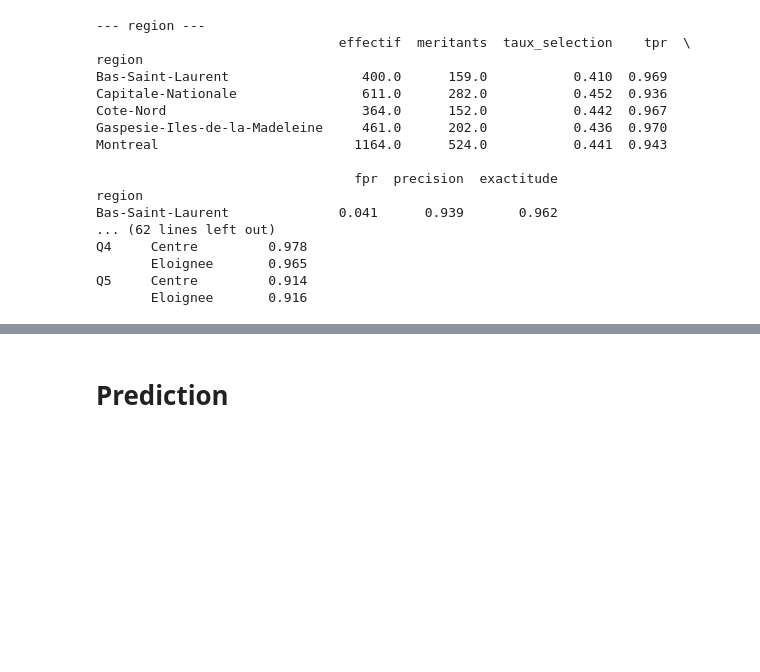
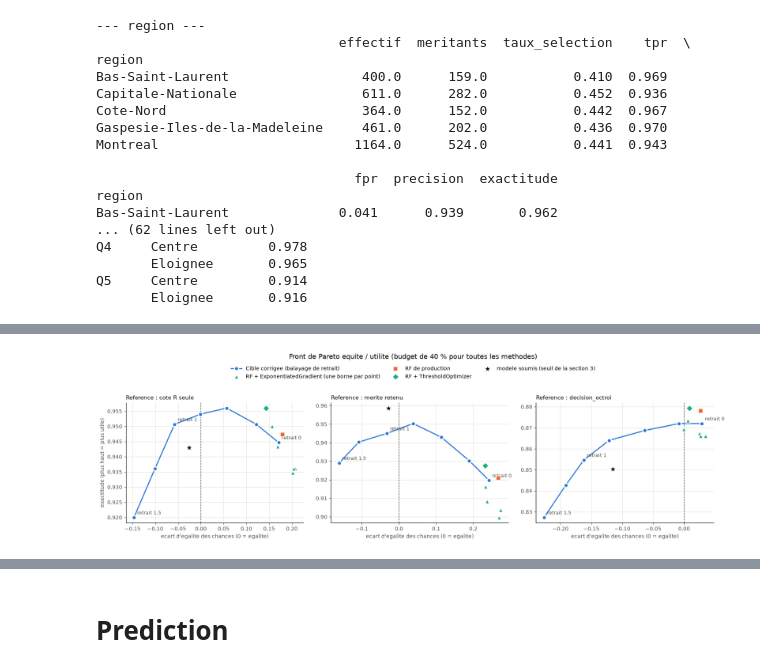
Before and after one commit to Thelazerlog/CodeMLEquiAlgo, a Jupyter notebook: modele_corrige.ipynb, the cells around one changed output, grey strips where cells are left out. Drawn from its saved outputs; the diff is of its cells as text; code cells hidden in the pictures; blank space fills up the shorter version.

Commit message:
front de pareto et plan de surveillance

```diff
--- a/modele_corrige.ipynb
+++ b/modele_corrige.ipynb
@@ -294,0 +401,34 @@ Q5     Centre         0.914
+# %%
+BLEU, ORANGE, VERT, ENCRE, ENCRE_SECONDAIRE, GRILLE = '#2a78d6', '#eb6834', '#1baf7a', '#0b0b0b', '#52514e', '#e4e3df'
+
+fig, axes = plt.subplots(1, 3, figsize=(17, 5.2))
+for ax, nom in zip(axes, REFERENCES):
+    x, y = balayage[(nom, 'ecart')], balayage[(nom, 'exactitude')]
+    ax.axvline(0, color=ENCRE_SECONDAIRE, lw=1, ls='--', zorder=1)
+    ax.plot(x, y, '-o', color=BLEU, lw=2, ms=8, mec='white', mew=2, zorder=3,
+            label='Cible corrigee (balayage de retrait)')
+    for r in [0, 1.0, 1.5]:
+        ax.annotate(f'retrait {r:g}', (x[r], y[r]), xytext=(6, 6), textcoords='offset points',
+                    fontsize=9, color=ENCRE_SECONDAIRE)
+    ax.scatter(balayage_eg[(nom, 'ecart')], balayage_eg[(nom, 'exactitude')], s=70, marker='^', color=VERT,
+               edgecolor='white', linewidth=1.5, zorder=4, label='RF + ExponentiatedGradient (une borne par point)')
+    for methode, couleur, forme, taille in [('RF de production', ORANGE, 's', 80),
+                                            ('RF + ThresholdOptimizer', VERT, 'D', 80),
+                                            ('modele soumis (seuil de la section 3)', ENCRE, '*', 220)]:
+        ax.scatter(comparateurs.loc[methode, (nom, 'ecart')], comparateurs.loc[methode, (nom, 'exactitude')],
+                   s=taille, marker=forme, color=couleur, edgecolor='white', linewidth=1.5, zorder=5, label=methode)
+    ax.set_title(f'Reference : {nom}', color=ENCRE, fontsize=11, loc='left')
+    ax.set_xlabel('ecart d\'egalite des chances (0 = egalite)', color=ENCRE_SECONDAIRE)
+    ax.grid(color=GRILLE, lw=0.8)
+    ax.set_axisbelow(True)
+    for cote in ['top', 'right']:
+        ax.spines[cote].set_visible(False)
+    ax.tick_params(colors=ENCRE_SECONDAIRE)
+axes[0].set_ylabel('exactitude (plus haut = plus utile)', color=ENCRE_SECONDAIRE)
+poignees, etiquettes = axes[0].get_legend_handles_labels()
+fig.suptitle('Front de Pareto equite / utilite (budget de 40 % pour toutes les methodes)', fontsize=13, color=ENCRE)
+fig.legend(poignees, etiquettes, loc='upper center', bbox_to_anchor=(0.5, 0.94), ncol=3, frameon=False)
+plt.tight_layout(rect=(0, 0, 1, 0.86))
+plt.show()
+# %% [output]
+[figure, added]
```
Also changed, not shown: parts of 8 cells of this notebook, 3 other files.
